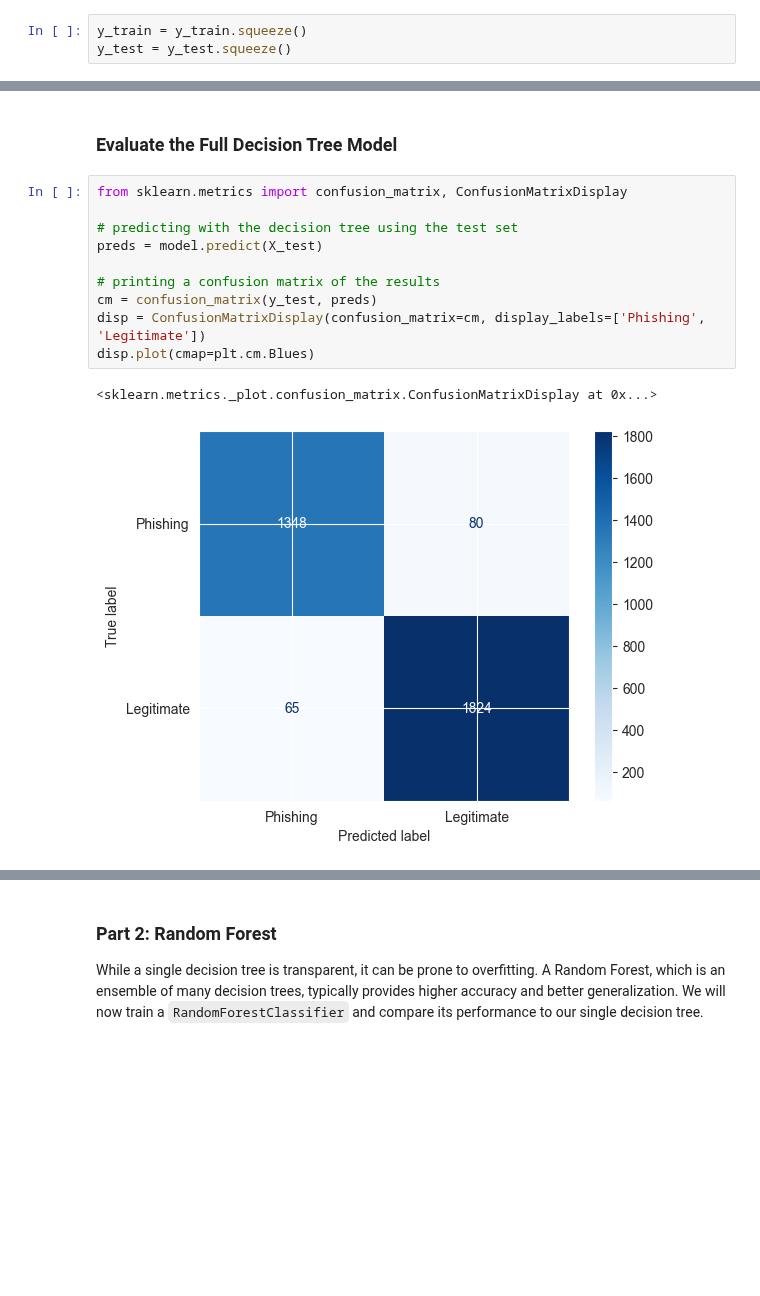
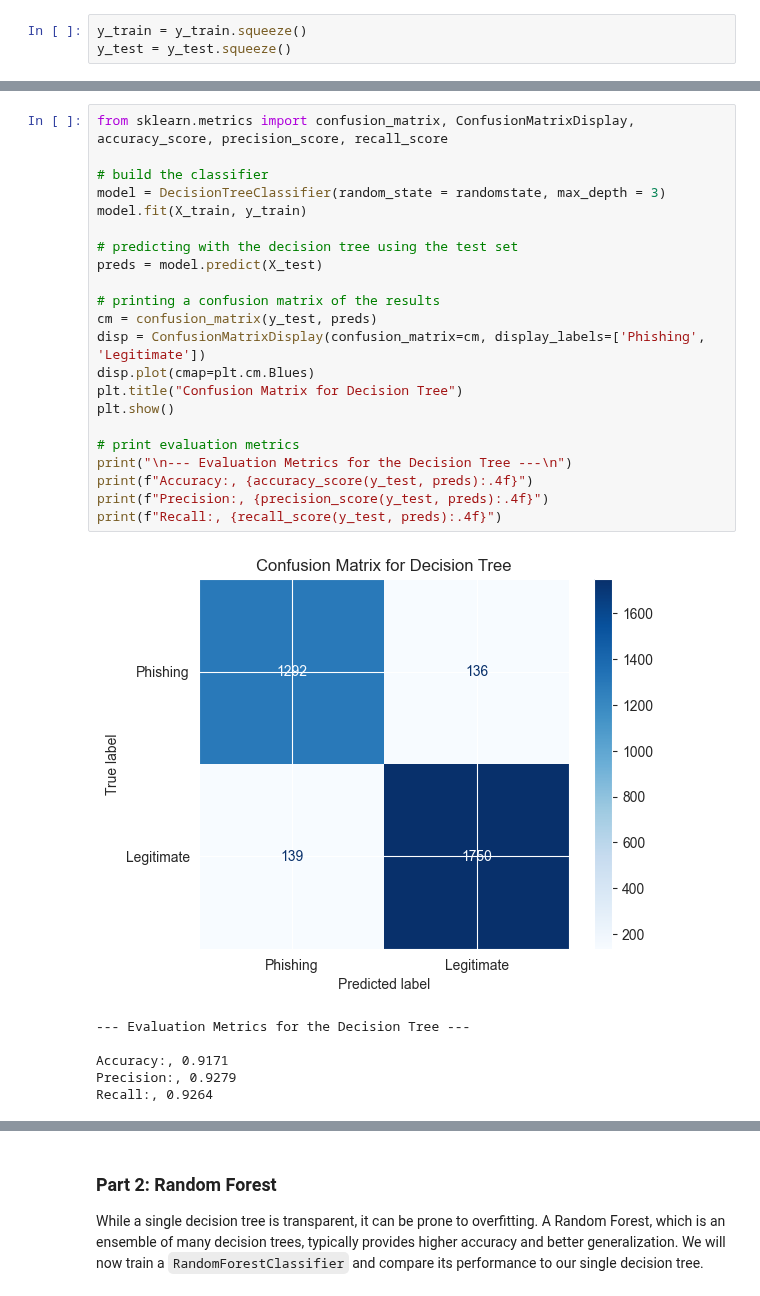
Before and after one commit to Itz-Ezu/DKKO_group6, a Jupyter notebook: dtrees_rforests/DTree_RForest.ipynb, the cells around one changed output, grey strips where cells are left out. Saved outputs shown, nothing was run; the diff lists cells and outputs as text; blank space fills up the shorter version.

```diff
--- a/dtrees_rforests/DTree_RForest.ipynb
+++ b/dtrees_rforests/DTree_RForest.ipynb
@@ -176,16 +213,30 @@ plt.show()
-# %% [markdown]
-### Evaluate the Full Decision Tree Model
-# %%
-from sklearn.metrics import confusion_matrix, ConfusionMatrixDisplay
-
-# predicting with the decision tree using the test set
-preds = model.predict(X_test)
-
-# printing a confusion matrix of the results
-cm = confusion_matrix(y_test, preds)
-disp = ConfusionMatrixDisplay(confusion_matrix=cm, display_labels=['Phishing', 'Legitimate'])
-disp.plot(cmap=plt.cm.Blues)
-# %% [output]
-<sklearn.metrics._plot.confusion_matrix.ConfusionMatrixDisplay at 0x...>
-[figure, removed]
+# %%
+from sklearn.metrics import confusion_matrix, ConfusionMatrixDisplay, accuracy_score, precision_score, recall_score
+
+# build the classifier
+model = DecisionTreeClassifier(random_state = randomstate, max_depth = 3)
+model.fit(X_train, y_train)
+
+# predicting with the decision tree using the test set
+preds = model.predict(X_test)
+
+# printing a confusion matrix of the results
+cm = confusion_matrix(y_test, preds)
+disp = ConfusionMatrixDisplay(confusion_matrix=cm, display_labels=['Phishing', 'Legitimate'])
+disp.plot(cmap=plt.cm.Blues)
+plt.title("Confusion Matrix for Decision Tree")
+plt.show()
+
+# print evaluation metrics
+print("\n--- Evaluation Metrics for the Decision Tree ---\n")
+print(f"Accuracy:, {accuracy_score(y_test, preds):.4f}")
+print(f"Precision:, {precision_score(y_test, preds):.4f}")
+print(f"Recall:, {recall_score(y_test, preds):.4f}")
+# %% [output]
+[figure, added]
+--- Evaluation Metrics for the Decision Tree ---
+
+Accuracy:, 0.9171
+Precision:, 0.9279
+Recall:, 0.9264
 # %% [markdown]
```
Also changed, not shown: parts of 11 cells of this notebook.
